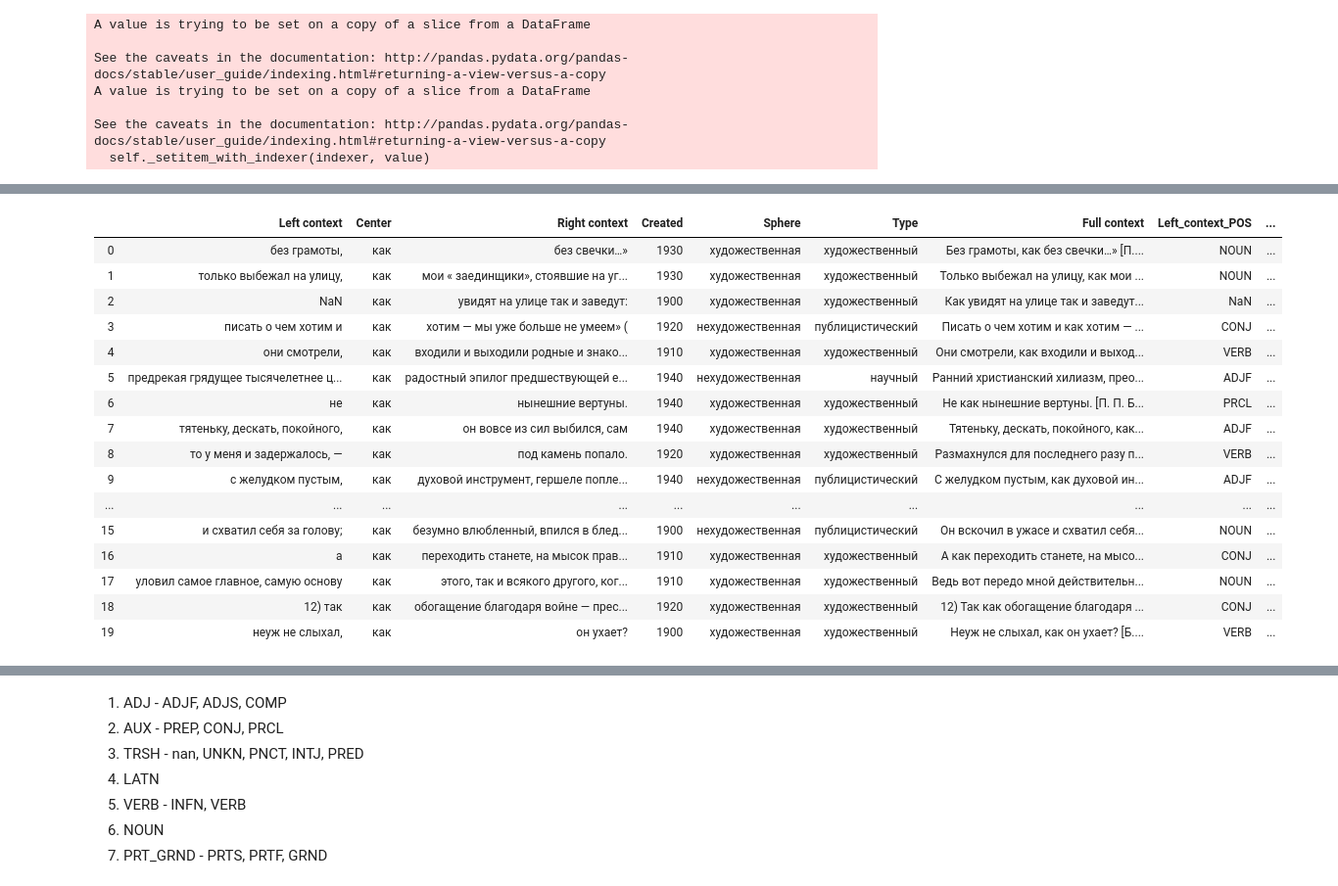
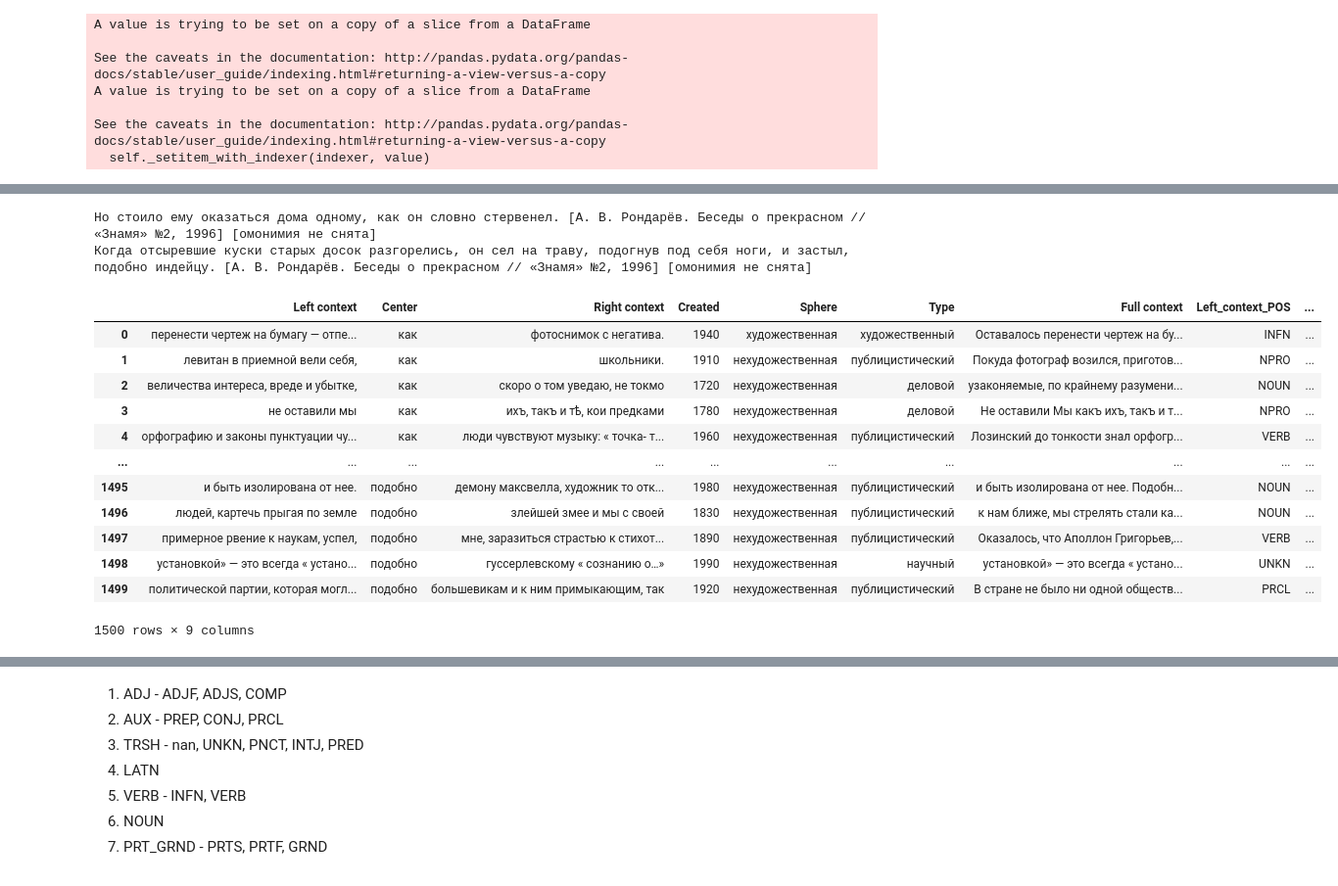
Before and after one commit to a-la-r/data, a Jupyter notebook: preprocessing_upd.ipynb, the cells around one changed output, grey strips where cells are left out. Shown: that part at 98% size. Saved outputs shown, nothing was run; the diff lists cells and outputs as text; code cells hidden in the pictures.

```diff
--- a/preprocessing_upd.ipynb
+++ b/preprocessing_upd.ipynb
@@ -81,4 +80,8 @@ for i, text in enumerate(df_250_wr['Created']):
         df_250_wr['Created'][i] = text
+# %%
+for i, text in enumerate(df_250_wr['Center']):
+    if df_250_wr['Center'][i] == ' какъ ':
+        df_250_wr['Center'][i] = ' как '
 # %%
 df_250_wr.head(20)
 # %% [output]
@@ -104,5 +105,3 @@ df_250_wr.to_csv(r'C:\Users\User\Desktop\r project\datasets_500\df_250_wr2.csv',
-# %%
-df_250_wr = pd.read_csv(r'C:\Users\User\Desktop\r project\datasets_500\df_250_wr2.csv', encoding='utf-8', sep=';')
 # %%
 for i, text in enumerate(df_250_wr['Center']):
     text = text.strip(' ')
@@ -116,7 +115,7 @@ df_250_wr.to_csv(r'C:\Users\User\Desktop\r project\datasets_500\df_250_wr.csv2',
 # %% [markdown]
 ### чтение
 # %%
-df_250_wr = pd.read_csv(r'C:\Users\User\Desktop\r project\datasets_500\df_250_wr.csv', encoding='utf-8', sep=';')
+df_250_wr = pd.read_csv(r'./df_250_wr.csv', encoding='utf-8', sep=';')
 # %%
 df_250_wr.head(10)
 # %% [output]
@@ -176,9 +185,20 @@ print(type_list)
 # %%
-1) научный - монография, учебное пособие, учебник, лекция
-2) деловой - отчет, записка докладная, устав, послание?,
-3) публицистический - фельетон, репортаж, статья, очерк, дневник?, мемуары?, доклад?, эссе,
-предисловие, рецензия, отзыв, анонс?, катехизис?, трактат, обзор, блог, комментарий, интервью, заметка, записки?, биография,
-гороскоп, информационное сообщение
-4) художественный - рассказ, роман, повесть, сказ, сказка, пьеса, миниатюра, анекдот?, легенда, цикл
-5) разговорный - беседа, письмо личное, речь, слово, проповедь?, поучение, форум
-6) _
+science = ['монография', 'учебное пособие', 'учебник', 'лекция']
+business = ['отчет', 'записка докладная', 'устав', 'анкета', 'письмо деловое', 'послание', 'закон', 'обращение', 'указ', 'манифест', 'инструкция', 'соглашение','приказ', 'предписание', 'объявление' ]
+bookish = ['фельетон', 'репортаж', 'статья','рассуждение', 'очерк', 'автобиография', 'дневник', 'мемуары', 'доклад', 'эссе', 'предисловие', 'рецензия',
+           'отзыв', 'анонс', 'катехизис', 'трактат', 'обзор', 'блог', 'комментарий', 'интервью', 'заметка', 'записки',
+           'биография', 'гороскоп', 'информационное сообщение']
+fiction = ['рассказ', '_', 'письмо литературное','отрывок', 'роман', 'повесть', 'сказ', 'сказка', 'пьеса', 'миниатюра', 'анекдот', 'легенда', 'цикл', 'стихи', 'отрывки']
+oral = ['беседа', 'письмо личное', 'речь', 'слово', 'проповедь', 'поучение', 'форум', 'письмо', 'наставление', 'интернет-пейджер']
+
+for i, text in enumerate(df_250_wr['Type']):
+    if text in science:
+        df_250_wr['Type'][i] = 'научный'
+    elif text in business:
+        df_250_wr['Type'][i] = 'деловой'
+    elif text in bookish:
+        df_250_wr['Type'][i] = 'публицистический'
+    elif text in fiction:
+        df_250_wr['Type'][i] = 'художественный'
+    elif text in oral:
+        df_250_wr['Type'][i] = 'разговорный'
@@ -224,23 +209,26 @@ See the caveats in the documentation: http://pandas.pydata.org/pandas-docs/stabl
+# %%
+for i, text in enumerate(df_250_wr['Type']):
+    if df_250_wr['Type'][i] == '_':
+        print(df_250_wr['Full context'][i])
+# %% [output]
+Но стоило ему оказаться дома одному, как он словно стервенел. [А. В. Рондарёв. Беседы о прекрасном // «Знамя» №2, 1996] [омонимия не снята]
+Когда отсыревшие куски старых досок разгорелись, он сел на траву, подогнув под себя ноги, и застыл, подобно индейцу. [А. В. Рондарёв. Беседы о прекрасном // «Знамя» №2, 1996] [омонимия не снята]
 # %%
-df_250_wr.head(20)
+df_250_wr
 # %% [output]
 |  | Left context | Center | Right context | Created | Sphere | Type | Full context | Left_context_POS | ... |
-| 0 | без грамоты, | как | без свечки…» | 1930 | художественная | художественный | Без грамоты, как без свечки…» [П.... | NOUN | ... |
-| 1 | только выбежал на улицу, | как | мои « заединщики», стоявшие на уг... | 1930 | художественная | художественный | Только выбежал на улицу, как мои ... | NOUN | ... |
-| 2 | NaN | как | увидят на улице так и заведут: | 1900 | художественная | художественный | Как увидят на улице так и заведут... | NaN | ... |
-| 3 | писать о чем хотим и | как | хотим ― мы уже больше не умеем» ( | 1920 | нехудожественная | публицистический | Писать о чем хотим и как хотим ― ... | CONJ | ... |
-| 4 | они смотрели, | как | входили и выходили родные и знако... | 1910 | художественная | художественный | Они смотрели, как входили и выход... | VERB | ... |
-| 5 | предрекая грядущее тысячелетнее ц... | как | радостный эпилог предшествующей е... | 1940 | нехудожественная | научный | Ранний христианский хилиазм, прео... | ADJF | ... |
-| 6 | не | как | нынешние вертуны. | 1940 | художественная | художественный | Не как нынешние вертуны. [П. П. Б... | PRCL | ... |
-| 7 | тятеньку, дескать, покойного, | как | он вовсе из сил выбился, сам | 1940 | художественная | художественный | Тятеньку, дескать, покойного, как... | ADJF | ... |
-| 8 | то у меня и задержалось, ― | как | под камень попало. | 1920 | художественная | художественный | Размахнулся для последнего разу п... | VERB | ... |
-| 9 | с желудком пустым, | как | духовой инструмент, гершеле попле... | 1940 | нехудожественная | публицистический | С желудком пустым, как духовой ин... | ADJF | ... |
+| 0 | перенести чертеж на бумагу ― отпе... | как | фотоснимок с негатива. | 1940 | художественная | художественный | Оставалось перенести чертеж на бу... | INFN | ... |
+| 1 | левитан в приемной вели себя, | как | школьники. | 1910 | нехудожественная | публицистический | Покуда фотограф возился, приготов... | NPRO | ... |
+| 2 | величества интереса, вреде и убытке, | как | скоро о том уведаю, не токмо | 1720 | нехудожественная | деловой | узаконяемые, по крайнему разумени... | NOUN | ... |
+| 3 | не оставили мы | как | ихъ, такъ и тѣ, кои предками | 1780 | нехудожественная | деловой | Не оставили Мы какъ ихъ, такъ и т... | NPRO | ... |
+| 4 | орфографию и законы пунктуации чу... | как | люди чувствуют музыку: « точка- т... | 1960 | нехудожественная | публицистический | Лозинский до тонкости знал орфогр... | VERB | ... |
 | ... | ... | ... | ... | ... | ... | ... | ... | ... | ... |
-| 15 | и схватил себя за голову; | как | безумно влюбленный, впился в блед... | 1900 | нехудожественная | публицистический | Он вскочил в ужасе и схватил себя... | NOUN | ... |
-| 16 | а | как | переходить станете, на мысок прав... | 1910 | художественная | художественный | А как переходить станете, на мысо... | CONJ | ... |
-| 17 | уловил самое главное, самую основу | как | этого, так и всякого другого, ког... | 1910 | художественная | художественный | Ведь вот передо мной действительн... | NOUN | ... |
-| 18 | 12) так | как | обогащение благодаря войне ― прес... | 1920 | художественная | художественный | 12) Так как обогащение благодаря ... | CONJ | ... |
-| 19 | неуж не слыхал, | как | он ухает? | 1900 | художественная | художественный | Неуж не слыхал, как он ухает? [Б.... | VERB | ... |
+| 1495 | и быть изолирована от нее. | подобно | демону максвелла, художник то отк... | 1980 | нехудожественная | публицистический | и быть изолирована от нее. Подобн... | NOUN | ... |
+| 1496 | людей, картечь прыгая по земле | подобно | злейшей змее и мы с своей | 1830 | нехудожественная | публицистический | к нам ближе, мы стрелять стали ка... | NOUN | ... |
+| 1497 | примерное рвение к наукам, успел, | подобно | мне, заразиться страстью к стихот... | 1890 | нехудожественная | публицистический | Оказалось, что Аполлон Григорьев,... | VERB | ... |
+| 1498 | установкой» ― это всегда « устано... | подобно | гуссерлевскому « сознанию о…» | 1990 | нехудожественная | научный | установкой» ― это всегда « устано... | UNKN | ... |
+| 1499 | политической партии, которая могл... | подобно | большевикам и к ним примыкающим, так | 1920 | нехудожественная | публицистический | В стране не было ни одной обществ... | PRCL | ... |
+1500 rows × 9 columns
 # %%
 pos_list1 = df_250_wr['Left_context_POS'].unique().tolist()
 print(pos_list1)
```
Also changed, not shown: parts of 21 cells of this notebook, 1 other file.
